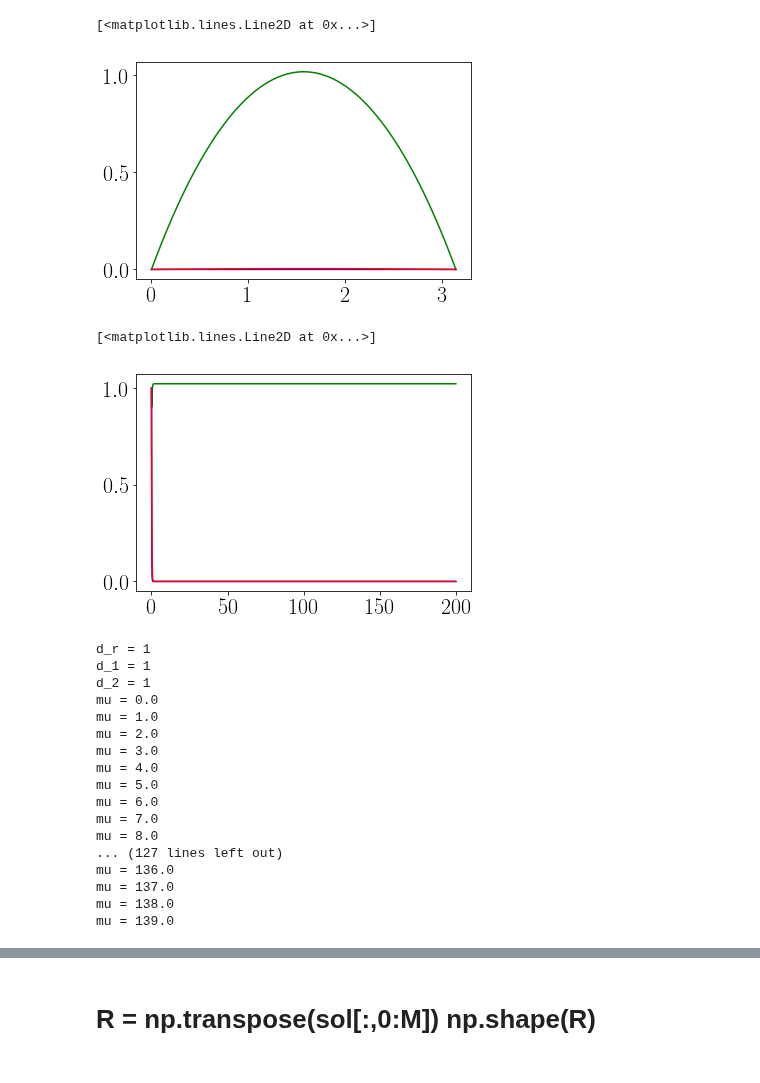
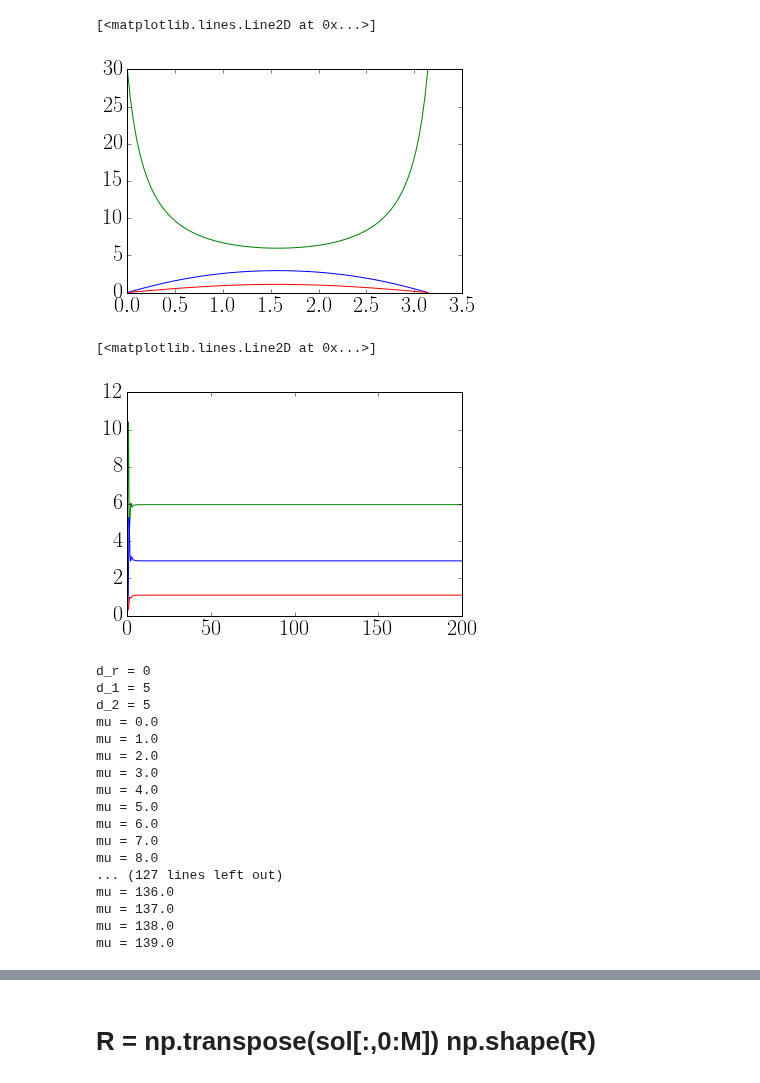
Before and after one commit to reand705/IGP, a Jupyter notebook: Method_Of_LinesIGP.ipynb, the cells around one changed output, grey strips where cells are left out. Drawn from its saved outputs; the diff is of its cells as text; code cells hidden in the pictures.

```diff
--- a/Method_Of_LinesIGP.ipynb
+++ b/Method_Of_LinesIGP.ipynb
@@ -207,10 +239,10 @@ sol = np.array(sol)
 # %%
 #plot no espaço]
 
-d_r = 1
-d_1 = 1
-d_2 = 1
-mu = 20
+d_r = 0
+d_1 = 5
+d_2 = 5
+mu = 30
 t = np.linspace(0,Tmax,N)
 m = 1.0
 gamma = 0.5
@@ -218,51 +250,51 @@ alpha = 1
 beta = 1
 phi = 1.0
 
-##sol = np.load('Method_Of_LinesIGP_dR=%.3f,d1=%.3f,d2=%.3f,mu=%.3f,alpha=%.3f,gamma=%.3f,beta=%.f,phi=%.3f,m=%.3f.npy'
-            #% (d_r,d_1,d_2,mu,alpha,gamma,beta,phi,m))
+sol = np.load('Method_Of_LinesIGP_dR=%.3f,d1=%.3f,d2=%.3f,mu=%.3f,alpha=%.3f,gamma=%.3f,beta=%.f,phi=%.3f,m=%.3f.npy'
+            % (d_r,d_1,d_2,mu,alpha,gamma,beta,phi,m))
 
 R = np.transpose(sol[:,0:M])
 C1 = np.transpose(sol[:,M:2*(M)])
 C2 = np.transpose(sol[:,2*(M):])
 x = np.linspace(0,np.pi,M)
-plt.plot(x,R[0:M,10],color = 'green')
-plt.plot(x,C1[0:M,10], color = 'blue')
-plt.plot(x,C2[0:M,10],color = 'red')
+plt.plot(x,R[0:M,-1],color = 'green')
+plt.plot(x,C1[0:M,-1], color = 'blue')
+plt.plot(x,C2[0:M,-1],color = 'red')
 #plt.axis([0,np.pi,0,10])
 # %% [output]
 [<matplotlib.lines.Line2D at 0x...>]
-[figure, old version]
+[figure, new version]
 # %%
 #centro do patch no tempo (ver se a população está constante mesmo)
 
 d_r = 0
-d_1 = 1
-d_2 = 1
-mu = 42
+d_1 = 5
+d_2 = 5
+mu = 30
 t = np.linspace(0,Tmax,N)
 m = 1.0
 gamma = 0.5
 alpha = 1
 beta = 1
 phi = 1.0
 
-#sol = np.load('Method_Of_LinesIGP_dR=%.3f,d1=%.3f,d2=%.3f,mu=%.3f,alpha=%.3f,gamma=%.3f,beta=%.f,phi=%.3f,m=%.3f.npy'
-            #% (d_r,d_1,d_2,mu,alpha,gamma,beta,phi,m))
+sol = np.load('Method_Of_LinesIGP_dR=%.3f,d1=%.3f,d2=%.3f,mu=%.3f,alpha=%.3f,gamma=%.3f,beta=%.f,phi=%.3f,m=%.3f.npy'
+            % (d_r,d_1,d_2,mu,alpha,gamma,beta,phi,m))
 
 R = np.transpose(sol[:,0:M])
 C1 = np.transpose(sol[:,M:2*M])
 C2 = np.transpose(sol[:,2*M:])
 plt.plot(t,R[M/2,:],color = 'green')
 plt.plot(t,C1[M/2,:],color = 'blue')
 plt.plot(t,C2[M/2,:],color = 'red')
 # %% [output]
 [<matplotlib.lines.Line2D at 0x...>]
-[figure, old version]
+[figure, new version]
 # %%
 #Faça para vários dR, d1, d2, mu
-DR = [1]
-D1 = [1]
-D2 = [1]
+DR = [0]
+D1 = [5]
+D2 = [5]
 MU = [0.0 + i for i in range(0,140)]
 t = np.linspace(0,Tmax,N)
 m = 1.0
@@ -286,9 +318,9 @@ for d_r in DR:
                 np.save('Method_Of_LinesIGP_dR=%.3f,d1=%.3f,d2=%.3f,mu=%.3f,alpha=%.3f,gamma=%.3f,beta=%.f,phi=%.3f,m=%.3f'
                         % (d_r,d_1,d_2,mu,alpha,gamma,beta,phi,m),sol)
 # %% [output]
-d_r = 1
-d_1 = 1
-d_2 = 1
+d_r = 0
+d_1 = 5
+d_2 = 5
 mu = 0.0
 mu = 1.0
 mu = 2.0
```
Also changed, not shown: parts of 7 cells of this notebook, 1 other file.
